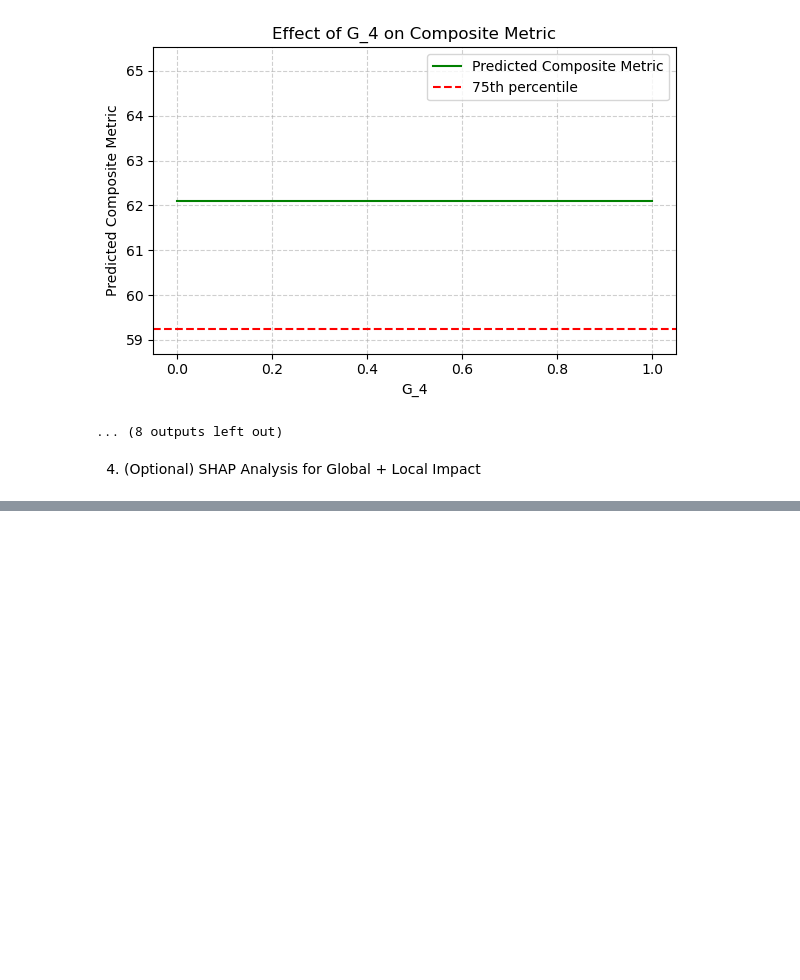
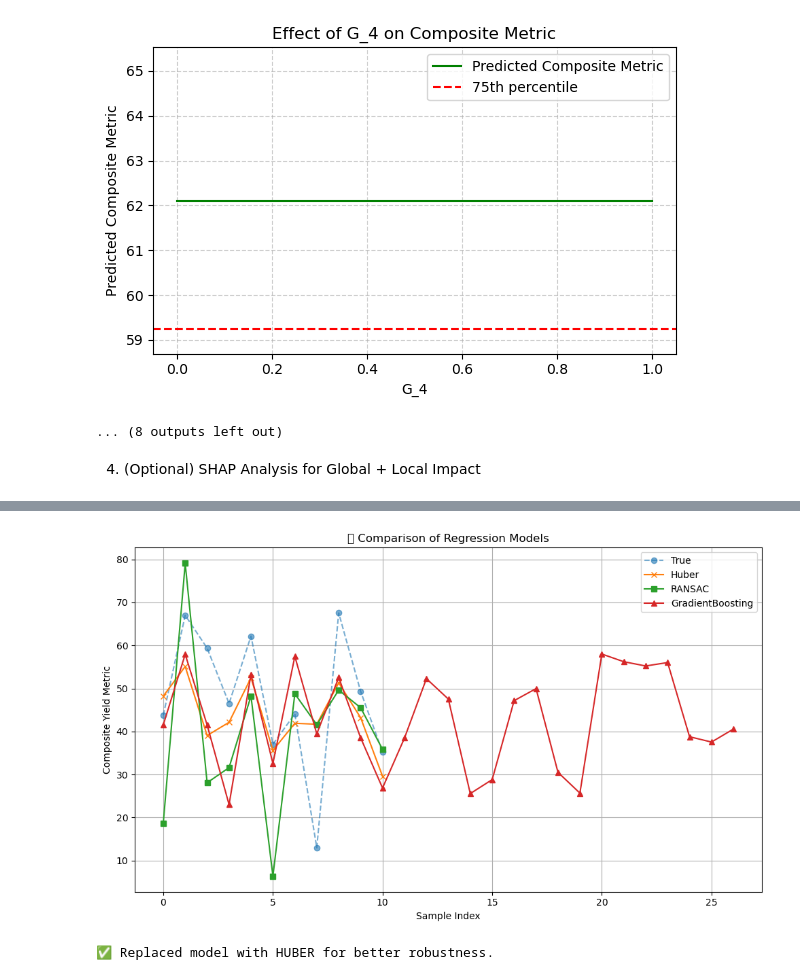
Before and after one commit to SP-2112/Advanced_Soybean_Agricultural_Dataset_Analysis_CS209_TermProject, a Jupyter notebook: Code_Notebooks/Optimal Conditions/10_Best_Parameters.ipynb, the cells around one changed output, grey strips where cells are left out. Cells and saved outputs as stored; diff of their text form; code cells hidden in the pictures; blank space fills up the shorter version.

```diff
--- a/Code_Notebooks/Optimal Conditions/10_Best_Parameters.ipynb
+++ b/Code_Notebooks/Optimal Conditions/10_Best_Parameters.ipynb
@@ -532,0 +654,30 @@ joblib.dump(scaler, "minmax_scaler_wyua_ppe.pkl")
+# %%
+# %%
+# ---------------------------------------------------
+# 🤖 Try Robust Regression: Huber & RANSAC
+# ---------------------------------------------------
+from sklearn.linear_model import HuberRegressor, RANSACRegressor
+from sklearn.metrics import mean_absolute_error, r2_score
+
+# Reuse X and y from earlier (composite metric)
+print("✅ Shape of training data:", X.shape)
+
+# ------------------ Huber Regressor ------------------
+huber = HuberRegressor()
+huber.fit(X_train, y_train)
+huber_preds = huber.predict(X_test)
+
+print("\n📊 Huber Regressor Results:")
+print(f"MAE: {mean_absolute_error(y_test, huber_preds):.2f}")
+print(f"R² Score: {r2_score(y_test, huber_preds):.2f}")
+print(f"%Accuracy: {100*np.mean(np.isclose(y_test, huber_preds, atol=10)):2.1f}%")
+
+# ------------------ RANSAC Regressor ------------------
+ransac = RANSACRegressor(random_state=42)
+ransac.fit(X_train, y_train)
+ransac_preds = ransac.predict(X_test)
+
+print("\n📊 RANSAC Regressor Results:")
+print(f"MAE: {mean_absolute_error(y_test, ransac_preds):.2f}")
+print(f"R² Score: {r2_score(y_test, ransac_preds):.2f}")
+print(f"%Accuracy: {100*np.mean(np.isclose(y_test, ransac_preds, atol=10)):2.1f}%")
@@ -532,0 +696,23 @@ joblib.dump(scaler, "minmax_scaler_wyua_ppe.pkl")
+# %%
+# %%
+# Plot predictions vs true values for all models
+plt.figure(figsize=(10, 6))
+plt.plot(y_test.values, label="True", linestyle='--', marker='o', alpha=0.6)
+plt.plot(huber_preds, label="Huber", marker='x')
+plt.plot(ransac_preds, label="RANSAC", marker='s')
+plt.plot(preds, label="GradientBoosting", marker='^')
+plt.title("🔍 Comparison of Regression Models")
+plt.ylabel("Composite Yield Metric")
+plt.xlabel("Sample Index")
+plt.legend()
+plt.grid(True)
+plt.tight_layout()
+plt.show()
+# %% [output]
+[figure, added]
+# %%
+# Save best model (e.g., HBUBER)
+joblib.dump(huber, "regression_model_composite_yield.pkl")
+print("✅ Replaced model with HUBER for better robustness.")
+# %% [output]
+✅ Replaced model with HUBER for better robustness.
```
Also changed, not shown: parts of 13 cells of this notebook, 9 other files.
